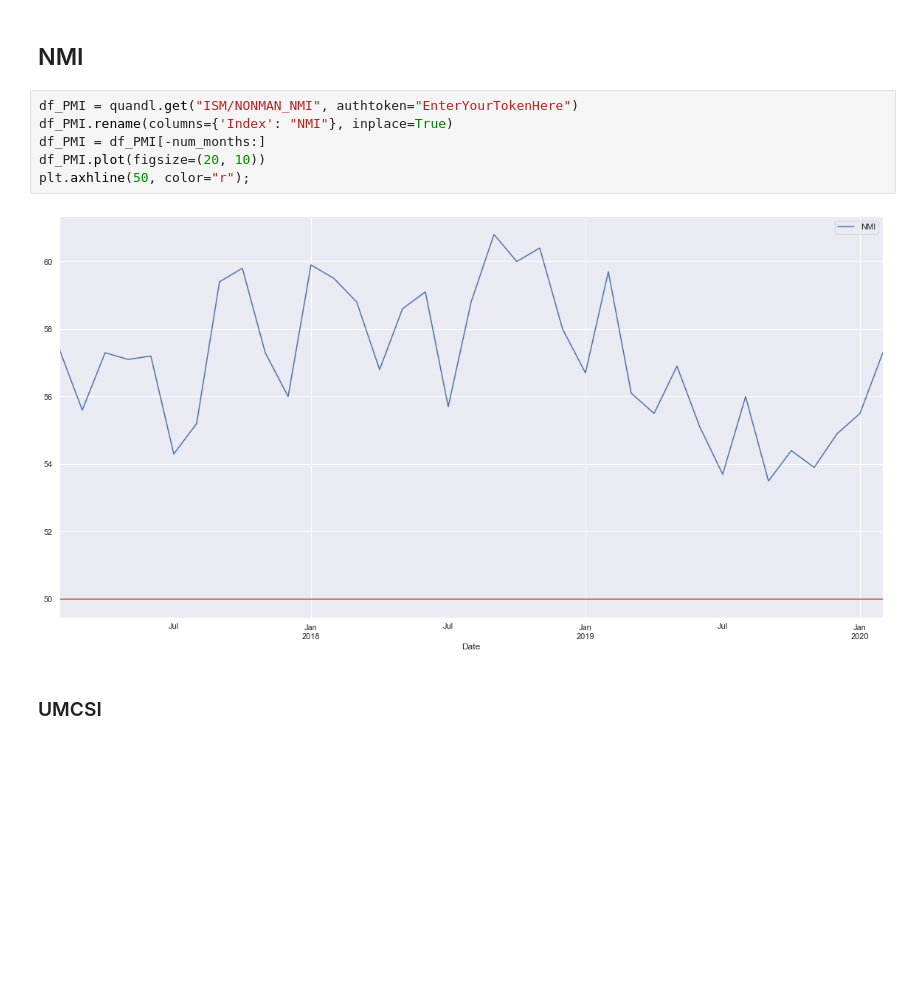
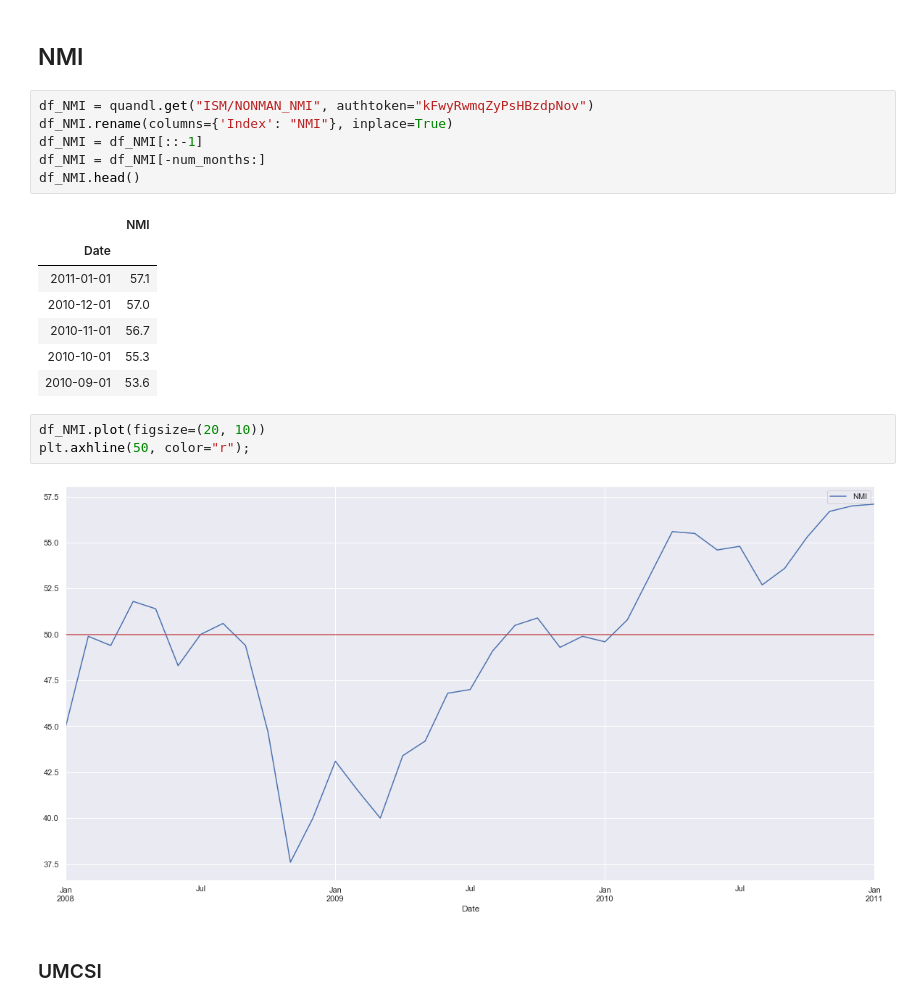
Before and after one commit to thomask18/Finance, a Jupyter notebook: World View.ipynb, the cells around one changed output. Cells and saved outputs as stored; diff of their text form; blank space fills up the shorter version.

```diff
--- a/World View.ipynb
+++ b/World View.ipynb
@@ -35,13 +46,24 @@ plt.axhline(50, color="r");
 # %% [markdown]
 ## NMI
 # %%
-df_PMI = quandl.get("ISM/NONMAN_NMI", authtoken="EnterYourTokenHere")
-df_PMI.rename(columns={'Index': "NMI"}, inplace=True)
-df_PMI = df_PMI[-num_months:]
-df_PMI.plot(figsize=(20, 10))
-plt.axhline(50, color="r");
+df_NMI = quandl.get("ISM/NONMAN_NMI", authtoken="kFwyRwmqZyPsHBzdpNov")
+df_NMI.rename(columns={'Index': "NMI"}, inplace=True)
+df_NMI = df_NMI[::-1]
+df_NMI = df_NMI[-num_months:]
+df_NMI.head()
 # %% [output]
-[figure, removed]
+|  | NMI |
+| Date |  |
+| 2011-01-01 | 57.1 |
+| 2010-12-01 | 57.0 |
+| 2010-11-01 | 56.7 |
+| 2010-10-01 | 55.3 |
+| 2010-09-01 | 53.6 |
+# %%
+df_NMI.plot(figsize=(20, 10))
+plt.axhline(50, color="r");
+# %% [output]
+[figure, added]
 # %% [markdown]
 ### UMCSI
 # %%
```
Also changed, not shown: parts of 30 cells of this notebook.
